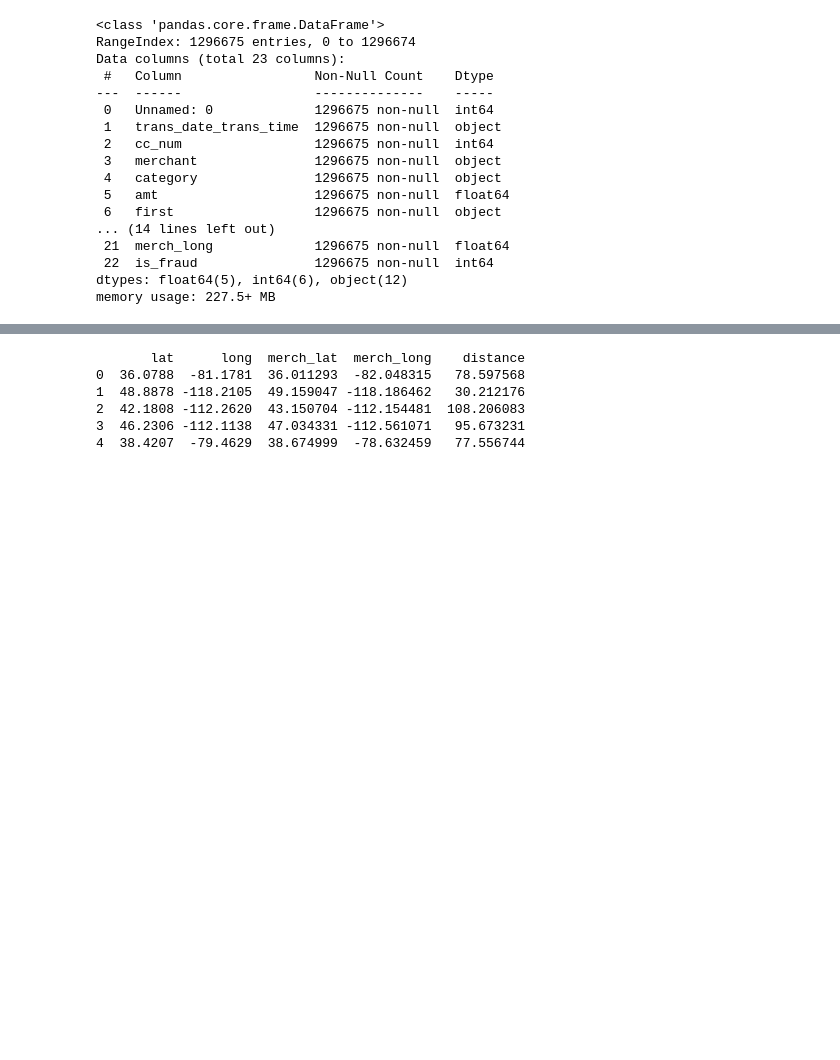
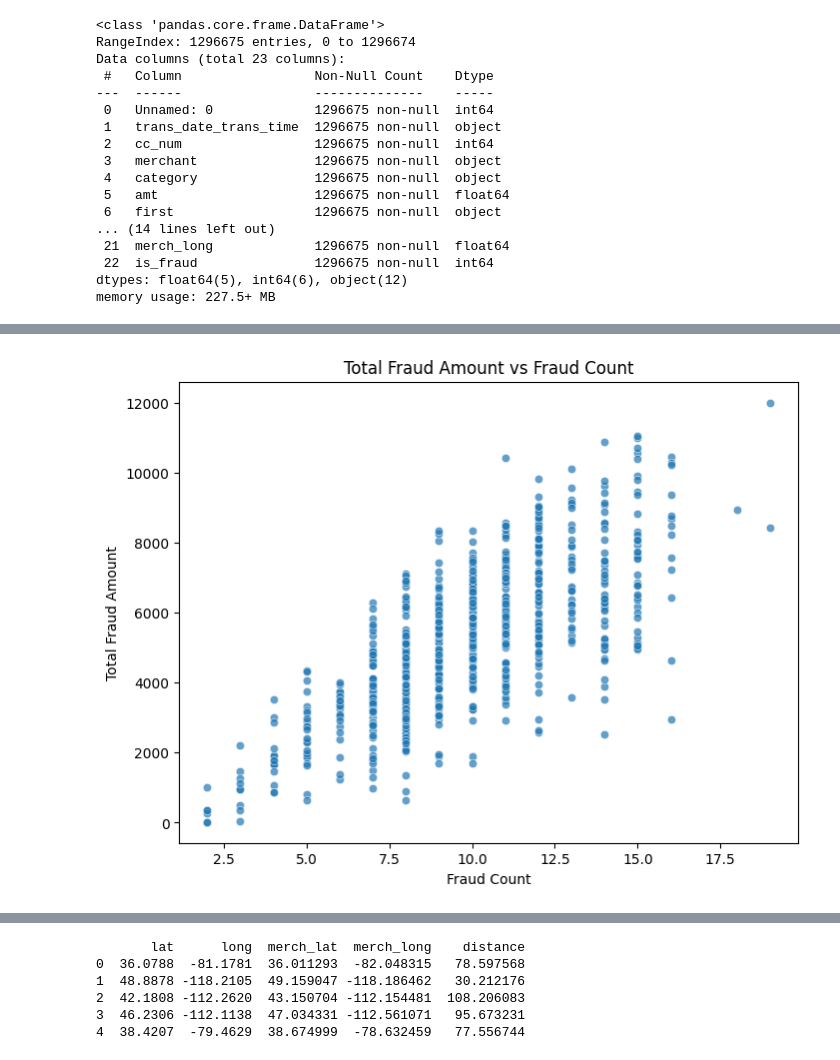
Before and after one commit to git-shashank-hp/Algorithm-Notes-in-Pyhton, a Jupyter notebook: CCFD_EDA.ipynb, the cells around one changed output, grey strips where cells are left out. Drawn from its saved outputs; the diff is of its cells as text; code cells hidden in the pictures; blank space fills up the shorter version.

```diff
--- a/CCFD_EDA.ipynb
+++ b/CCFD_EDA.ipynb
@@ -61,0 +378,9 @@ memory usage: 237.4+ MB
+# %%
+plt.figure(figsize=(8, 6))
+sns.scatterplot(data=fraud_stats_by_cc, x='fraud_count', y='total_fraud_amt', alpha=0.7)
+plt.title('Total Fraud Amount vs Fraud Count')
+plt.xlabel('Fraud Count')
+plt.ylabel('Total Fraud Amount')
+plt.show()
+# %% [output]
+[figure, added]
```
Also changed, not shown: parts of 56 cells of this notebook.
